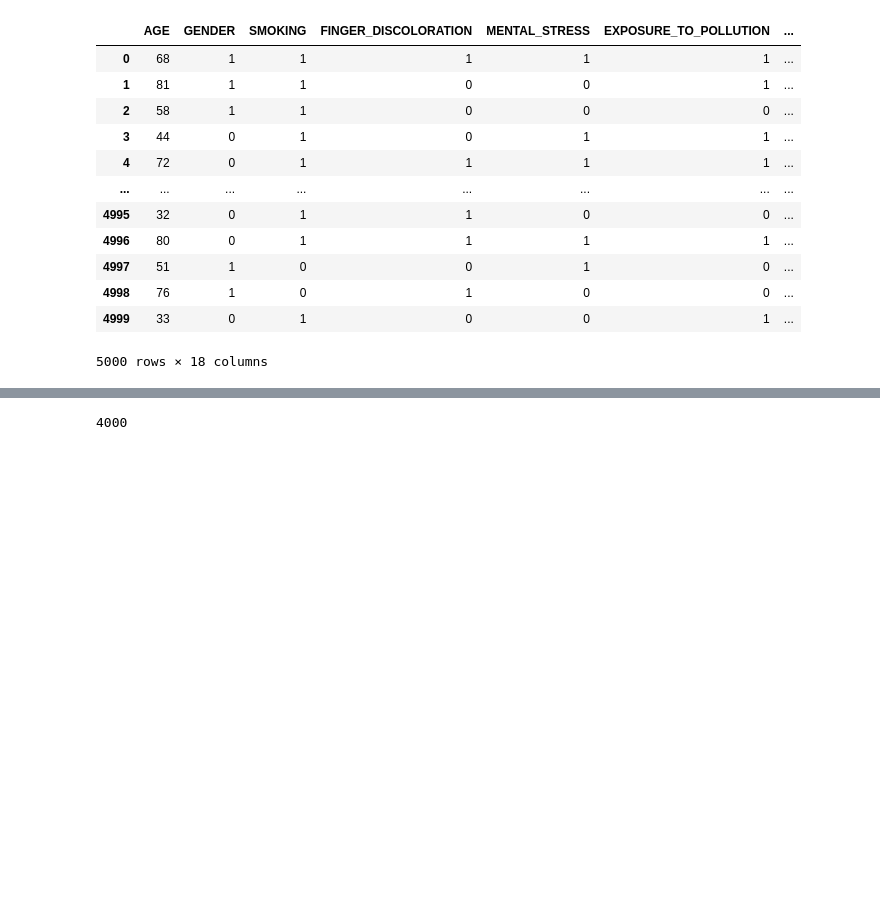
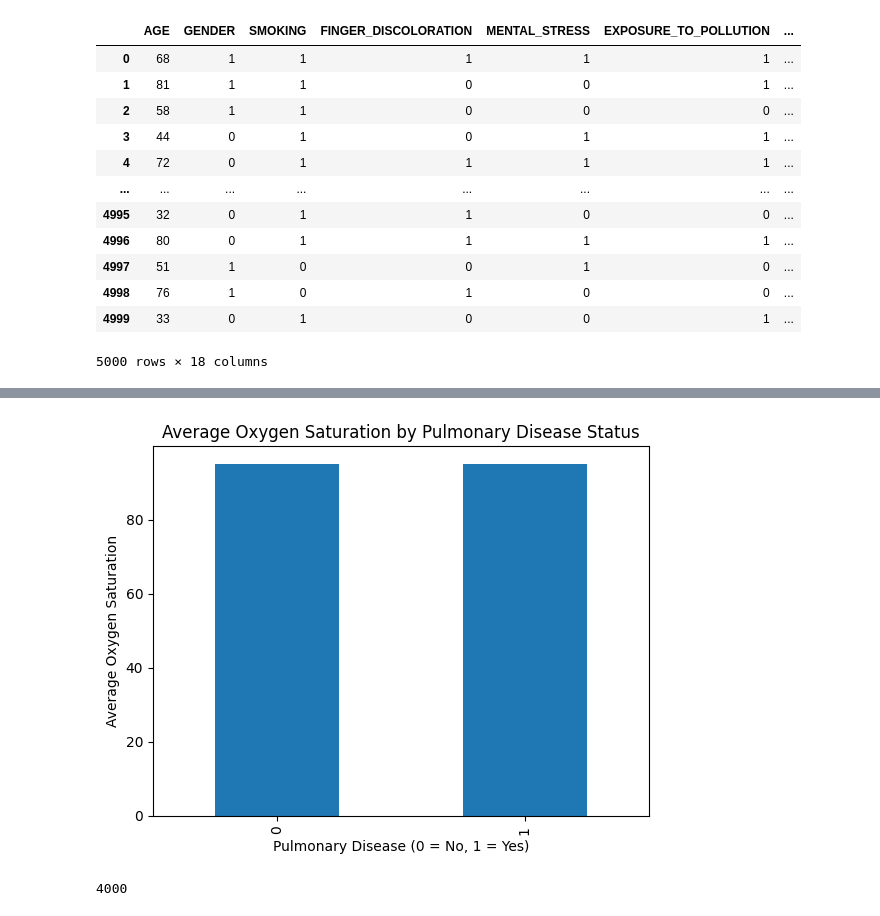
Before and after one commit to Sujil2572/Python, a Jupyter notebook: Lungs_cancer_ML.ipynb, the cells around one changed output, grey strips where cells are left out. Drawn from its saved outputs; the diff is of its cells as text; code cells hidden in the pictures; blank space fills up the shorter version.

```diff
--- a/Lungs_cancer_ML.ipynb
+++ b/Lungs_cancer_ML.ipynb
@@ -78,3 +96,11 @@ df
+# %%
+df.groupby('PULMONARY_DISEASE')['OXYGEN_SATURATION'].mean().plot(kind='bar')
+plt.xlabel('Pulmonary Disease (0 = No, 1 = Yes)')
+plt.ylabel('Average Oxygen Saturation')
+plt.title('Average Oxygen Saturation by Pulmonary Disease Status')
+plt.show()
+# %% [output]
+[figure, added]
 # %%
 from sklearn.model_selection import train_test_split
 from sklearn.linear_model import LogisticRegressionCV
```
Also changed, not shown: parts of 15 cells of this notebook.
